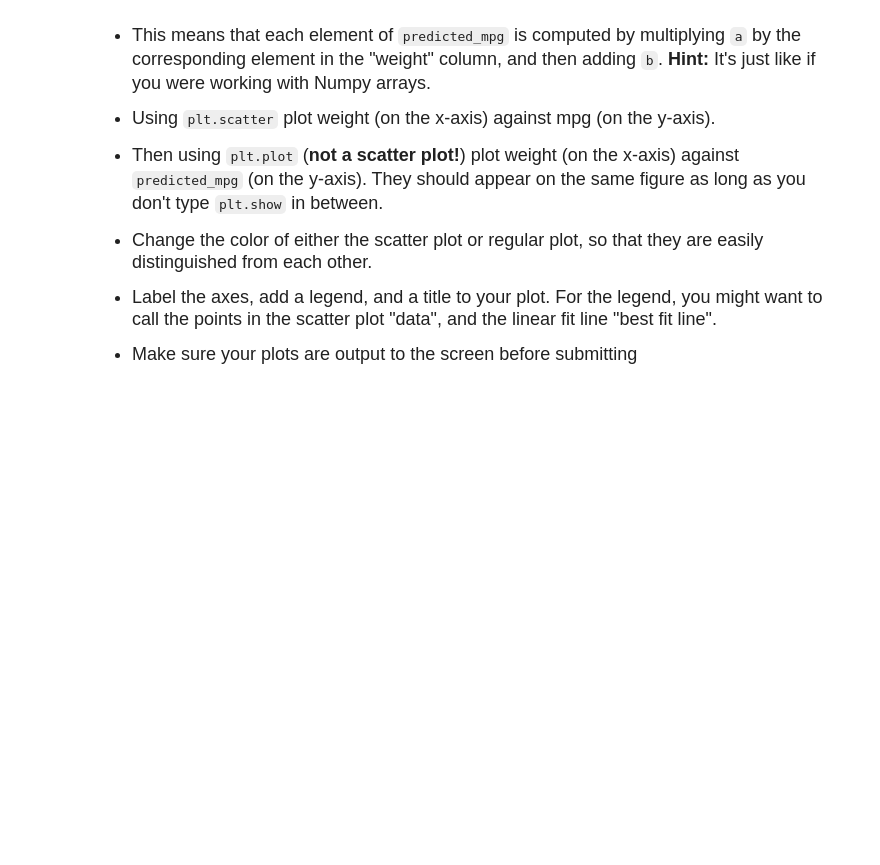
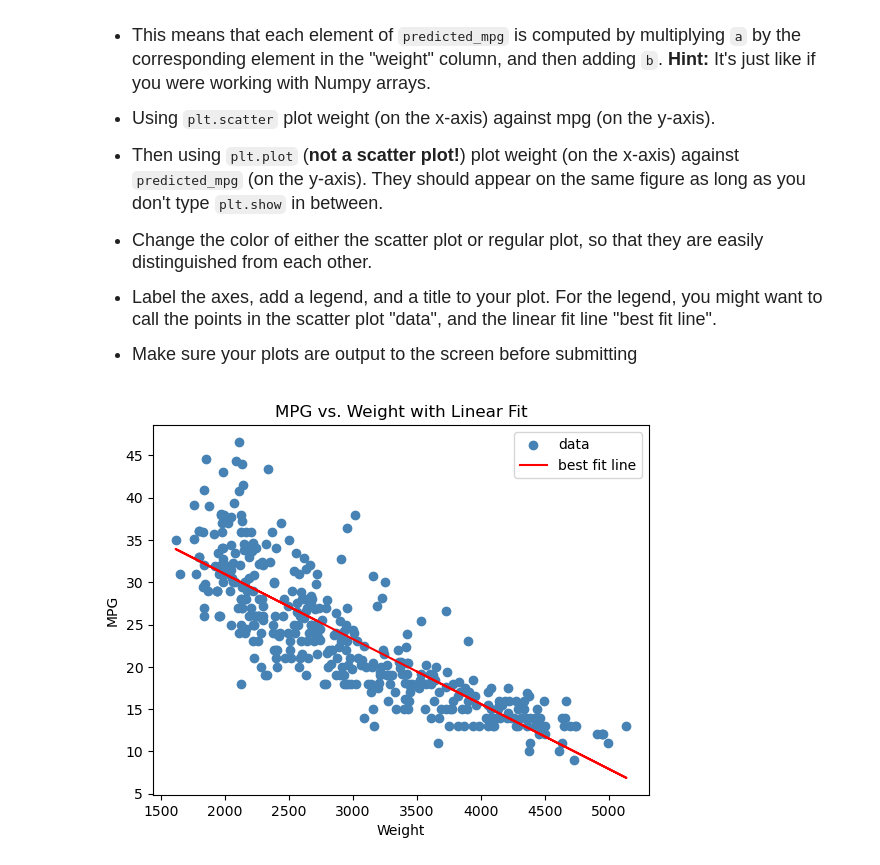
Before and after one commit to RileyK05/datasci151fall2026, a Jupyter notebook: _assignments/assignment_8/Assignment8.ipynb, the cells around one changed output. Saved outputs shown, nothing was run; the diff lists cells and outputs as text; code cells hidden in the pictures; blank space fills up the shorter version.

```diff
--- a/_assignments/assignment_8/Assignment8.ipynb
+++ b/_assignments/assignment_8/Assignment8.ipynb
@@ -183,0 +225,8 @@ This problem is continued in Question (5)
+# %%
+# your answer here
+CAR_PATH = "data/features.csv"
+car_df = pd.read_csv(CAR_PATH)
+
+model = smf.ols(formula="mpg ~ weight", data=car_df)
+coeffs = model.fit().params
+coeffs
@@ -212,0 +264,16 @@ $$\hat{m}_i = a\cdot w_i + b$$
+# %%
+# your answer here
+
+a, b = coeffs.loc["weight"], coeffs.loc["Intercept"]
+predicted_mpg = a * car_df["weight"] + b
+
+plt.scatter(car_df["weight"], car_df["mpg"], color="steelblue", label="data")
+plt.plot(car_df["weight"], predicted_mpg, color="red", label="best fit line")
+
+plt.xlabel("Weight")
+plt.ylabel("MPG")
+plt.title("MPG vs. Weight with Linear Fit")
+plt.legend()
+plt.show()
+# %% [output]
+[figure, added]
```
Also changed, not shown: parts of 8 cells of this notebook.
